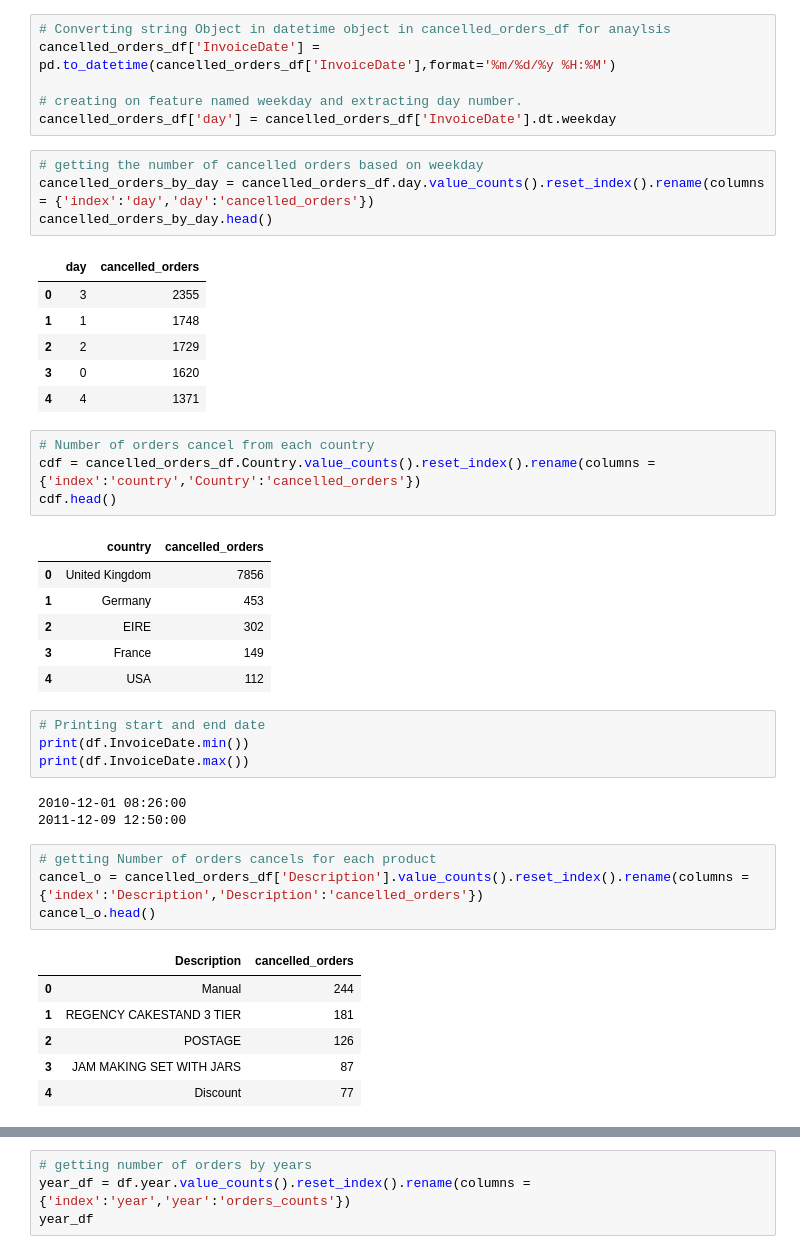
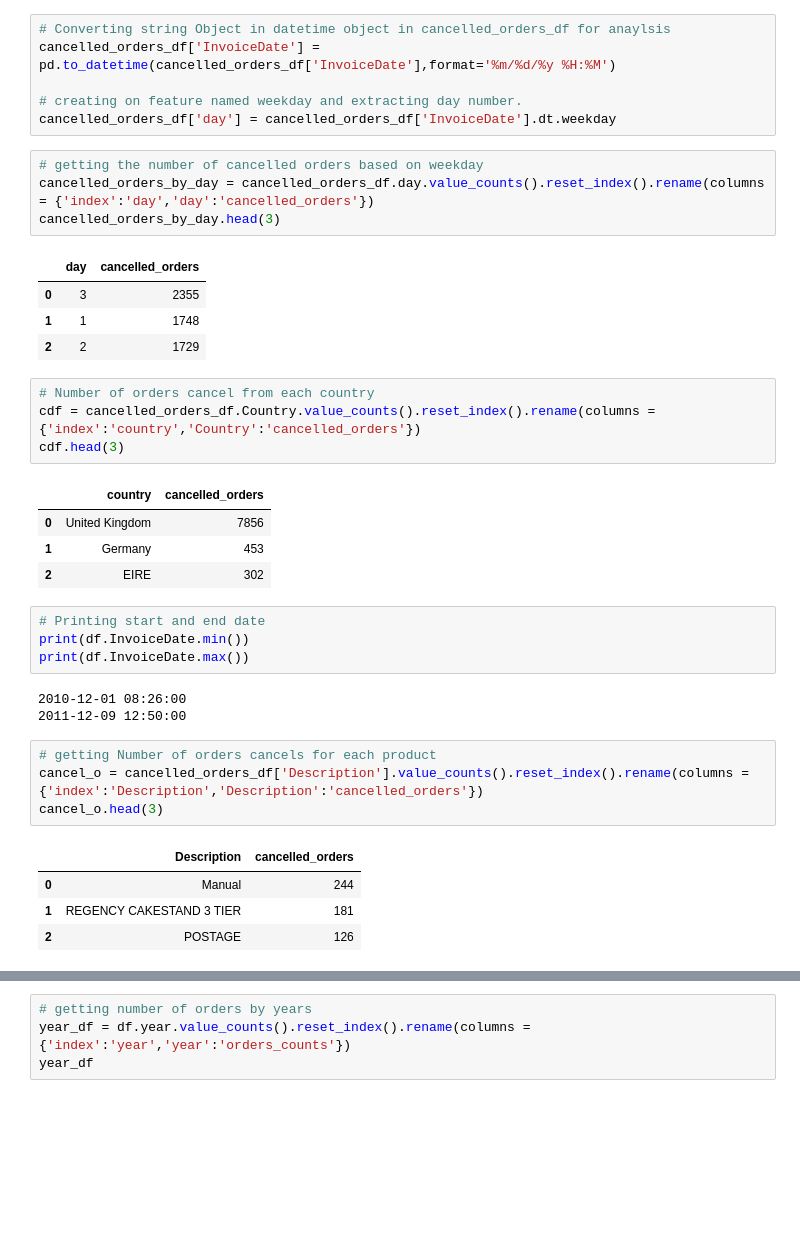
Before and after one commit to AmanSharmas/Online_Retail_Customer_Segmentation, a Jupyter notebook: Online_Retail_Customer_Segmentation.ipynb, the cells around one changed output, grey strips where cells are left out. Cells and saved outputs as stored; diff of their text form; blank space fills up the shorter version.

```diff
--- a/Online_Retail_Customer_Segmentation.ipynb
+++ b/Online_Retail_Customer_Segmentation.ipynb
@@ -336,25 +355,21 @@ cancelled_orders_df['day'] = cancelled_orders_df['InvoiceDate'].dt.weekday
 # %%
 # getting the number of cancelled orders based on weekday
 cancelled_orders_by_day = cancelled_orders_df.day.value_counts().reset_index().rename(columns = {'index':'day','day':'cancelled_orders'})
-cancelled_orders_by_day.head()
+cancelled_orders_by_day.head(3)
 # %% [output]
 |  | day | cancelled_orders |
 | 0 | 3 | 2355 |
 | 1 | 1 | 1748 |
 | 2 | 2 | 1729 |
-| 3 | 0 | 1620 |
-| 4 | 4 | 1371 |
 # %%
 # Number of orders cancel from each country
 cdf = cancelled_orders_df.Country.value_counts().reset_index().rename(columns = {'index':'country','Country':'cancelled_orders'})
-cdf.head()
+cdf.head(3)
 # %% [output]
 |  | country | cancelled_orders |
 | 0 | United Kingdom | 7856 |
 | 1 | Germany | 453 |
 | 2 | EIRE | 302 |
-| 3 | France | 149 |
-| 4 | USA | 112 |
 # %%
 # Printing start and end date
 print(df.InvoiceDate.min())
@@ -365,14 +380,12 @@ print(df.InvoiceDate.max())
 # %%
 # getting Number of orders cancels for each product
 cancel_o = cancelled_orders_df['Description'].value_counts().reset_index().rename(columns = {'index':'Description','Description':'cancelled_orders'})
-cancel_o.head()
+cancel_o.head(3)
 # %% [output]
 |  | Description | cancelled_orders |
 | 0 | Manual | 244 |
 | 1 | REGENCY CAKESTAND 3 TIER | 181 |
 | 2 | POSTAGE | 126 |
-| 3 | JAM MAKING SET WITH JARS | 87 |
-| 4 | Discount | 77 |
 # %%
 # getting customers who cancel most number of orders
 most_c_orders = cancelled_orders_df.CustomerID.value_counts().reset_index().rename(columns = {'index':'CustomerID','CustomerID':'cancelled_orders'})
```
Also changed, not shown: parts of 232 cells of this notebook.
